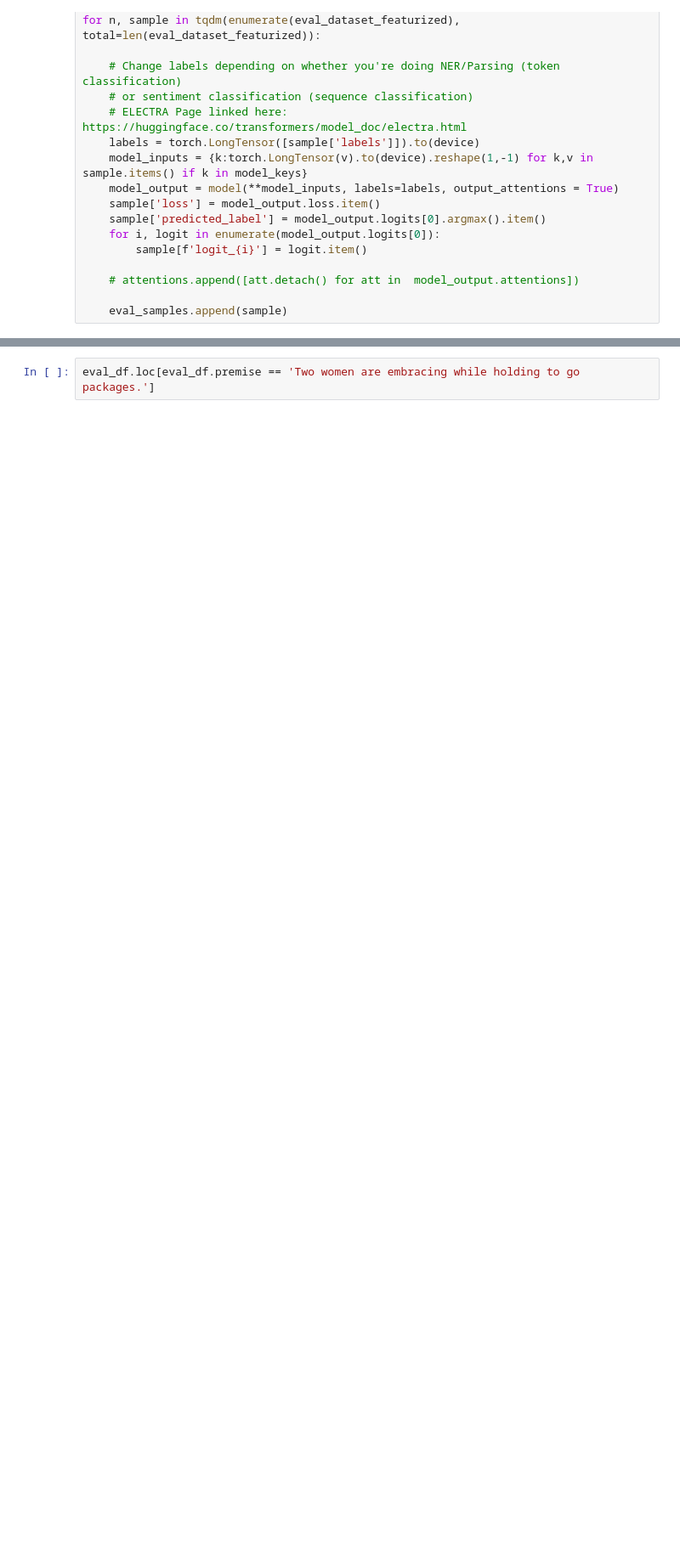
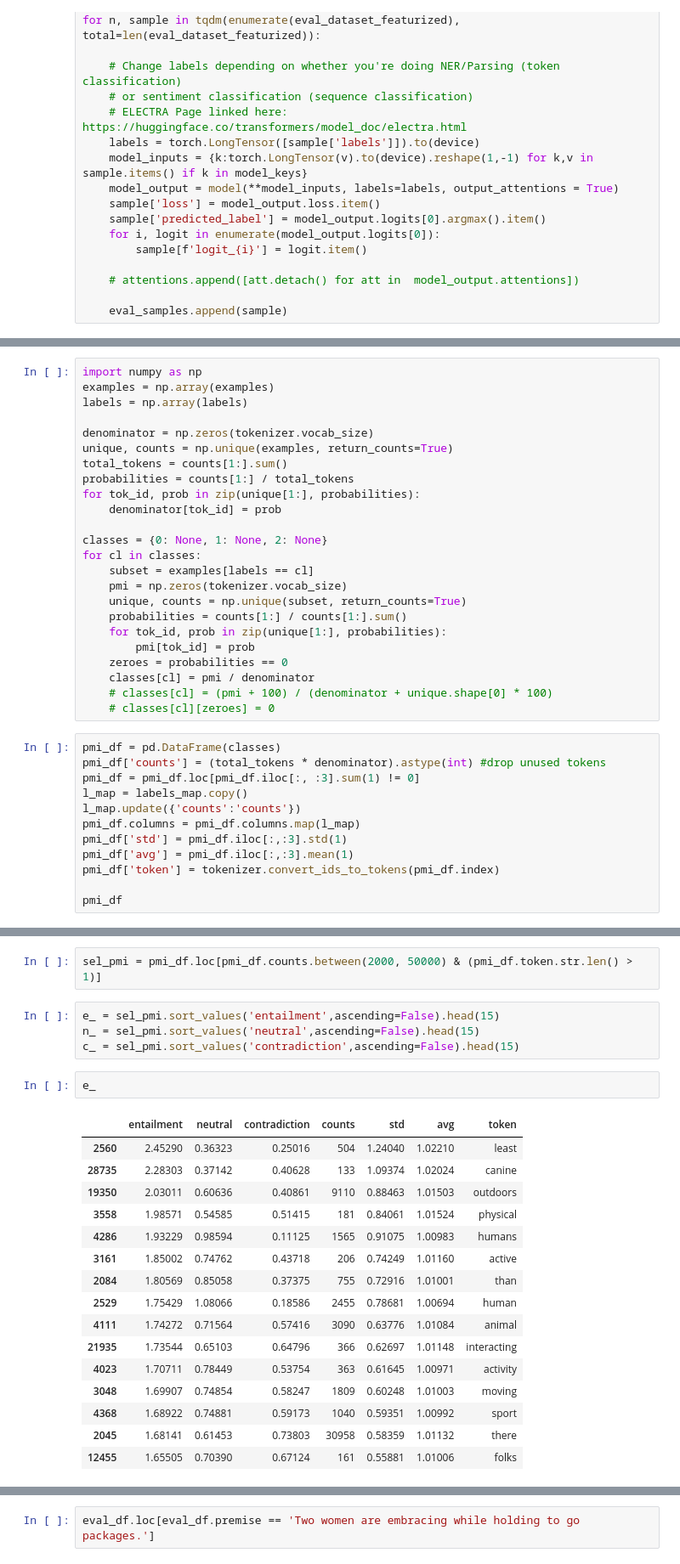
Before and after one commit to Serebryanskiy/nli, a Jupyter notebook: snli.ipynb, the cells around one changed output, grey strips where cells are left out. Shown at 85% size. Drawn from its saved outputs; the diff is of its cells as text; blank space fills up the shorter version.

```diff
--- a/snli.ipynb
+++ b/snli.ipynb
@@ -228,0 +264,36 @@ NameError: name 'errors' is not defined
+# %%
+import numpy as np
+examples = np.array(examples)
+labels = np.array(labels)
+
+denominator = np.zeros(tokenizer.vocab_size)
+unique, counts = np.unique(examples, return_counts=True)
+total_tokens = counts[1:].sum()
+probabilities = counts[1:] / total_tokens
+for tok_id, prob in zip(unique[1:], probabilities):
+    denominator[tok_id] = prob
+
+classes = {0: None, 1: None, 2: None}
+for cl in classes:
+    subset = examples[labels == cl]
+    pmi = np.zeros(tokenizer.vocab_size)
+    unique, counts = np.unique(subset, return_counts=True)
+    probabilities = counts[1:] / counts[1:].sum()
+    for tok_id, prob in zip(unique[1:], probabilities):
+        pmi[tok_id] = prob
+    zeroes = probabilities == 0
+    classes[cl] = pmi / denominator
+    # classes[cl] = (pmi + 100) / (denominator + unique.shape[0] * 100)
+    # classes[cl][zeroes] = 0
+# %%
+pmi_df = pd.DataFrame(classes)
+pmi_df['counts'] = (total_tokens * denominator).astype(int) #drop unused tokens
+pmi_df = pmi_df.loc[pmi_df.iloc[:, :3].sum(1) != 0]
+l_map = labels_map.copy()
+l_map.update({'counts':'counts'})
+pmi_df.columns = pmi_df.columns.map(l_map)
+pmi_df['std'] = pmi_df.iloc[:,:3].std(1)
+pmi_df['avg'] = pmi_df.iloc[:,:3].mean(1)
+pmi_df['token'] = tokenizer.convert_ids_to_tokens(pmi_df.index)
+
+pmi_df
@@ -228,0 +342,25 @@ NameError: name 'errors' is not defined
+# %%
+sel_pmi = pmi_df.loc[pmi_df.counts.between(2000, 50000) & (pmi_df.token.str.len() > 1)]
+# %%
+e_ = sel_pmi.sort_values('entailment',ascending=False).head(15)
+n_ = sel_pmi.sort_values('neutral',ascending=False).head(15)
+c_ = sel_pmi.sort_values('contradiction',ascending=False).head(15)
+# %%
+e_
+# %% [output]
+|  | entailment | neutral | contradiction | counts | std | avg | token |
+| 2560 | 2.45290 | 0.36323 | 0.25016 | 504 | 1.24040 | 1.02210 | least |
+| 28735 | 2.28303 | 0.37142 | 0.40628 | 133 | 1.09374 | 1.02024 | canine |
+| 19350 | 2.03011 | 0.60636 | 0.40861 | 9110 | 0.88463 | 1.01503 | outdoors |
+| 3558 | 1.98571 | 0.54585 | 0.51415 | 181 | 0.84061 | 1.01524 | physical |
+| 4286 | 1.93229 | 0.98594 | 0.11125 | 1565 | 0.91075 | 1.00983 | humans |
+| 3161 | 1.85002 | 0.74762 | 0.43718 | 206 | 0.74249 | 1.01160 | active |
+| 2084 | 1.80569 | 0.85058 | 0.37375 | 755 | 0.72916 | 1.01001 | than |
+| 2529 | 1.75429 | 1.08066 | 0.18586 | 2455 | 0.78681 | 1.00694 | human |
+| 4111 | 1.74272 | 0.71564 | 0.57416 | 3090 | 0.63776 | 1.01084 | animal |
+| 21935 | 1.73544 | 0.65103 | 0.64796 | 366 | 0.62697 | 1.01148 | interacting |
+| 4023 | 1.70711 | 0.78449 | 0.53754 | 363 | 0.61645 | 1.00971 | activity |
+| 3048 | 1.69907 | 0.74854 | 0.58247 | 1809 | 0.60248 | 1.01003 | moving |
+| 4368 | 1.68922 | 0.74881 | 0.59173 | 1040 | 0.59351 | 1.00992 | sport |
+| 2045 | 1.68141 | 0.61453 | 0.73803 | 30958 | 0.58359 | 1.01132 | there |
+| 12455 | 1.65505 | 0.70390 | 0.67124 | 161 | 0.55881 | 1.01006 | folks |
```
Also changed, not shown: parts of 54 cells of this notebook, 1 other file.
